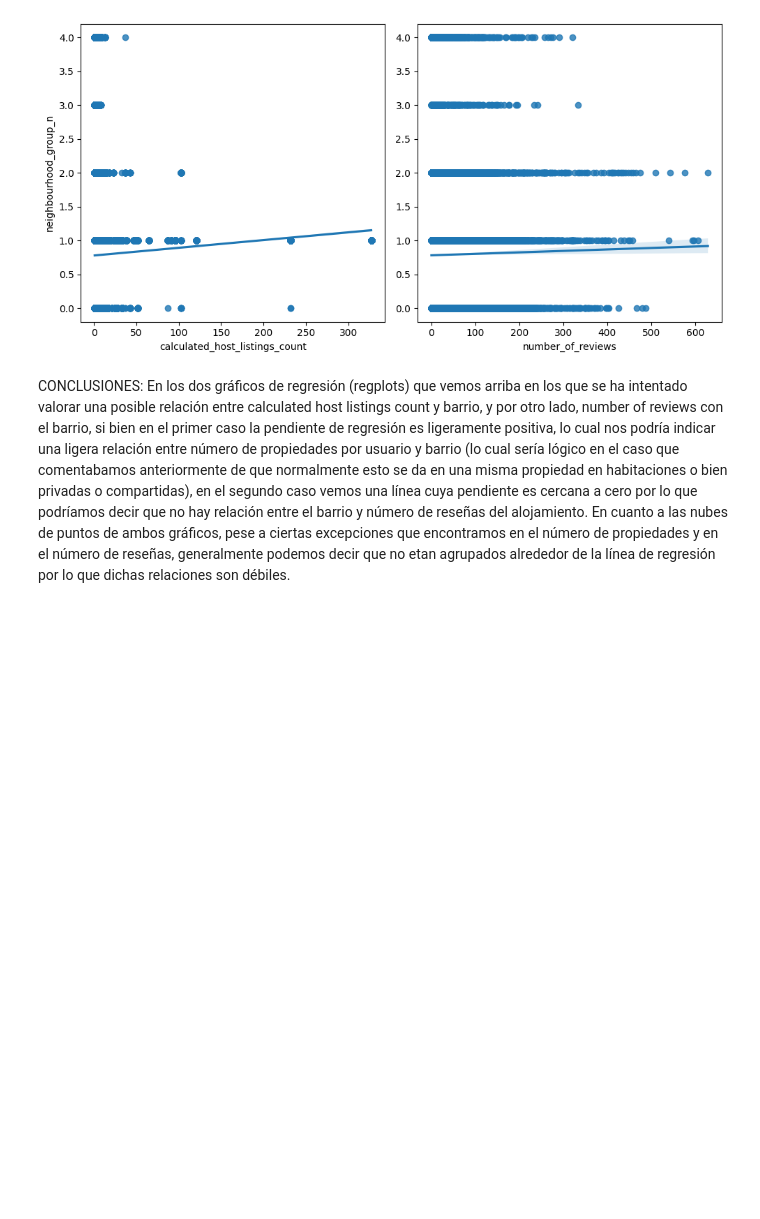
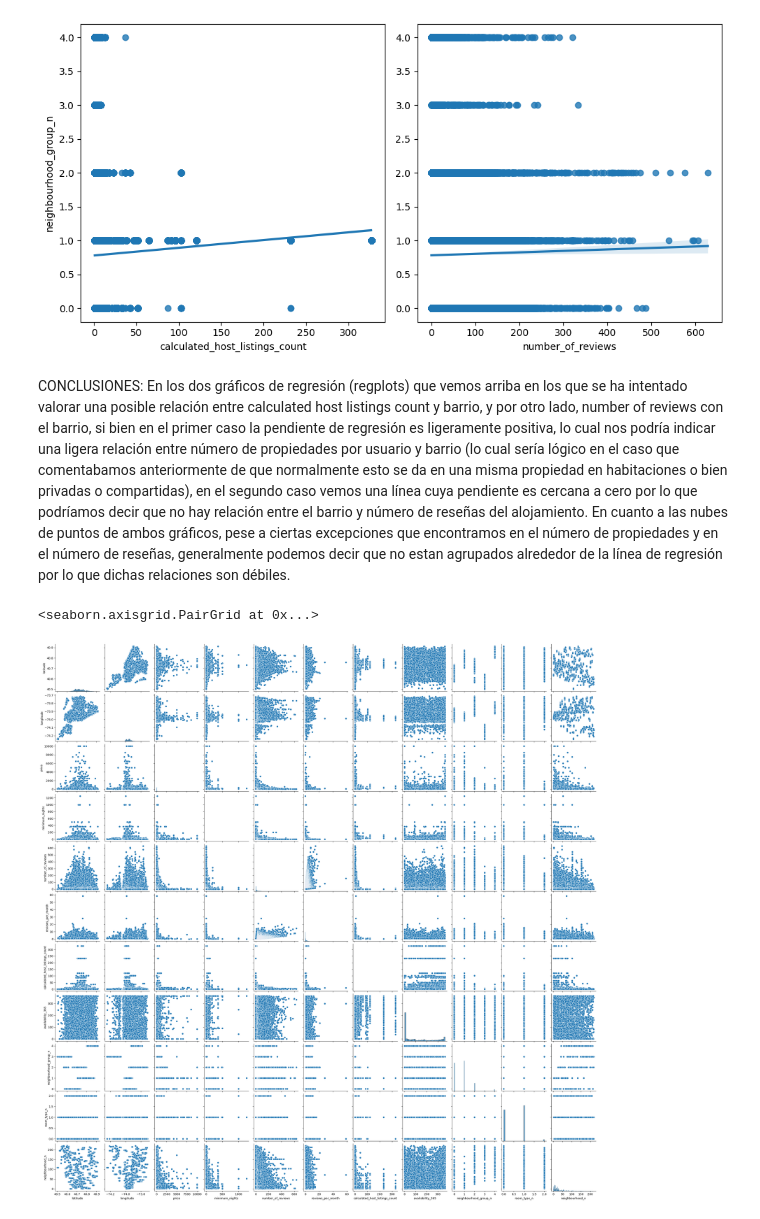
Before and after one commit to 4GeeksAcademy/ginappedrosa-machine-learning-python-template, a Jupyter notebook: src/explore.ipynb, the cells around one changed output. Cells and saved outputs as stored; diff of their text form; code cells hidden in the pictures; blank space fills up the shorter version.

```diff
--- a/src/explore.ipynb
+++ b/src/explore.ipynb
@@ -276,4 +312,9 @@ plt.show()
 # %% [output]
 [figure]
 # %% [markdown]
-CONCLUSIONES: En los dos gráficos de regresión (regplots) que vemos arriba en los que se ha intentado valorar una posible relación entre calculated host listings count y barrio, y por otro lado, number of reviews con el barrio, si bien en el primer caso la pendiente de regresión es ligeramente positiva, lo cual nos podría indicar una ligera relación entre número de propiedades por usuario y barrio (lo cual sería lógico en el caso que comentabamos anteriormente de que normalmente esto se da en una misma propiedad en habitaciones o bien privadas o compartidas), en el segundo caso vemos una línea cuya pendiente es cercana a cero por lo que podríamos decir que no hay relación entre el barrio y número de reseñas del alojamiento. En cuanto a las nubes de puntos de ambos gráficos, pese a ciertas excepciones que encontramos en el número de propiedades y en el número de reseñas, generalmente podemos decir que no etan agrupados alrededor de la línea de regresión por lo que dichas relaciones son débiles.
+CONCLUSIONES: En los dos gráficos de regresión (regplots) que vemos arriba en los que se ha intentado valorar una posible relación entre calculated host listings count y barrio, y por otro lado, number of reviews con el barrio, si bien en el primer caso la pendiente de regresión es ligeramente positiva, lo cual nos podría indicar una ligera relación entre número de propiedades por usuario y barrio (lo cual sería lógico en el caso que comentabamos anteriormente de que normalmente esto se da en una misma propiedad en habitaciones o bien privadas o compartidas), en el segundo caso vemos una línea cuya pendiente es cercana a cero por lo que podríamos decir que no hay relación entre el barrio y número de reseñas del alojamiento. En cuanto a las nubes de puntos de ambos gráficos, pese a ciertas excepciones que encontramos en el número de propiedades y en el número de reseñas, generalmente podemos decir que no estan agrupados alrededor de la línea de regresión por lo que dichas relaciones son débiles.
+# %%
+sns.pairplot(data = total_data)
+# %% [output]
+<seaborn.axisgrid.PairGrid at 0x...>
+[figure, added]
```
Also changed, not shown: parts of 14 cells of this notebook, 1 other file.
